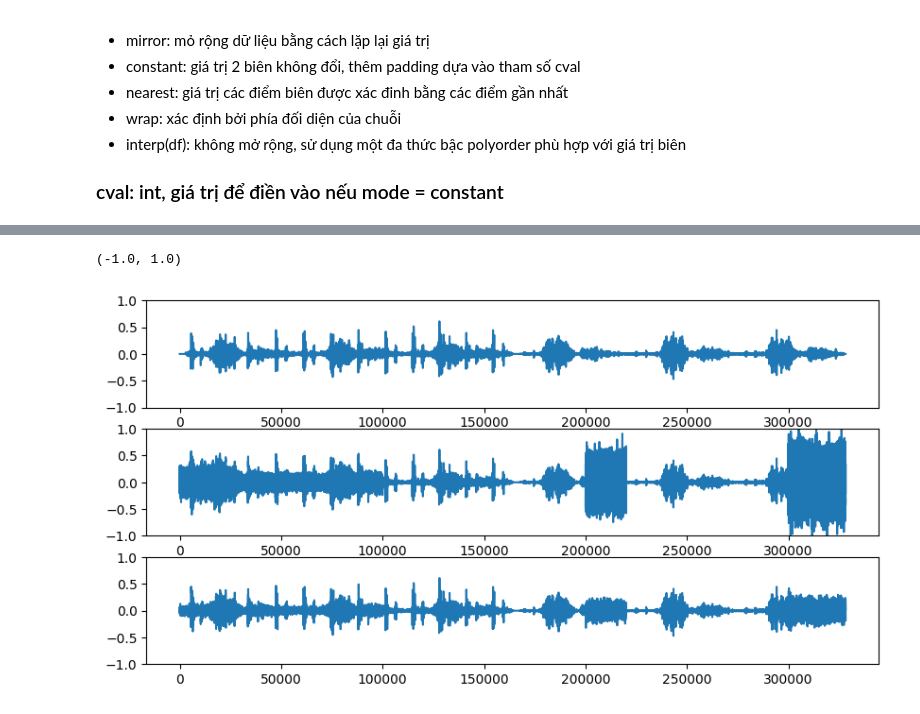
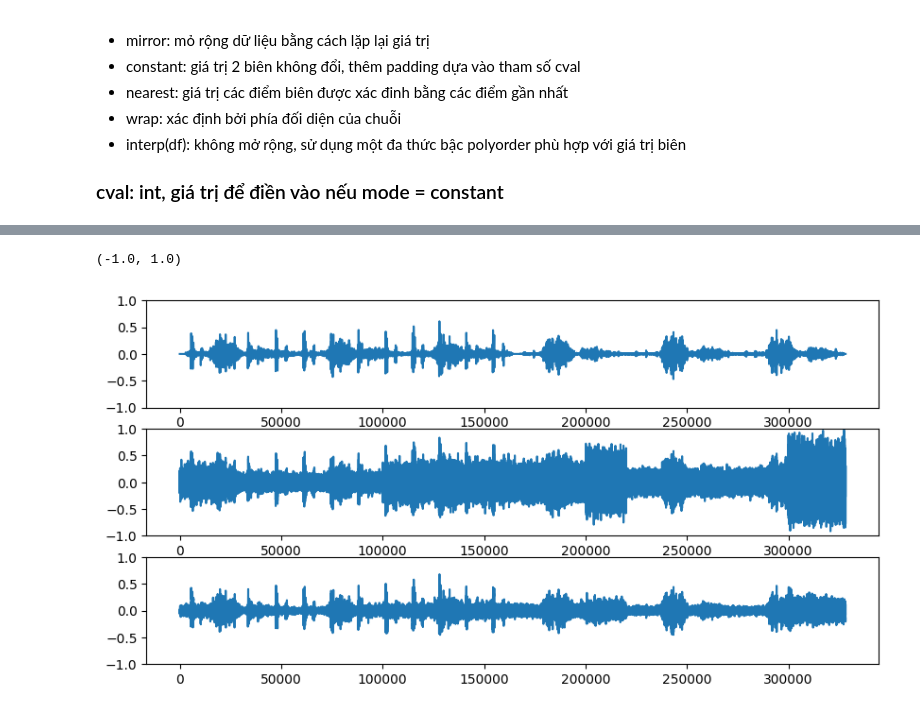
Before and after one commit to hhhaiii/DO_AN, a Jupyter notebook: filter.ipynb, the cells around one changed output, grey strips where cells are left out. Cells and saved outputs as stored; diff of their text form; code cells hidden in the pictures.

```diff
--- a/filter.ipynb
+++ b/filter.ipynb
@@ -7,9 +8,9 @@ import numpy as np
 base, sr = librosa.load("tiengtho.mp3")
 noise1 = base[0:20000] + np.random.normal(0, 0.1, 20000)
 noise2 = base[20000:100000] + np.random.normal(0, 0.05, 80000)
-noise3 = base[100000:200000] + np.random.normal(0, 0, 100000)
+noise3 = base[100000:200000] + np.random.normal(0, 0.12, 100000)
 noise4 = base[200000:220000] + np.random.normal(0, 0.2, 20000)
-noise5 = base[220000:300000] + np.random.normal(0, 0, 80000)
+noise5 = base[220000:300000] + np.random.normal(0, 0.08, 80000)
 noise6 = base[300000:328192] + np.random.normal(0, 0.25, 28192)
 noise = np.concatenate((noise1, noise2, noise3, noise4, noise5, noise6))
 # %%
@@ -96,19 +106,18 @@ fig[2].set_ylim([-1,1])
 # %%
-# Thiết lập thông số cho bộ lọc
 wp = 0.1
 ws = 0.7
-gpass = 0.1
-gstop = 200
-N, Wn = signal.buttord(wp, ws, gpass, gstop, analog=False, fs=None)
+gp = 0.1
+gs = 200
+N, Wn = signal.buttord(wp, ws, gp, gs, analog=False, fs=None)
 b, a = signal.butter(N, Wn, analog=False, btype='low', output='ba')
-# Lọc tín hiệu
+
 ax, fig = plt.subplots(3, 1, figsize=(10, 5))
 fig[0].plot(base)
 fig[1].plot(noise)
 fig[2].plot(signal.lfilter(b, a, noise))
 fig[0].set_ylim([-1,1])
 fig[1].set_ylim([-1,1])
 fig[2].set_ylim([-1,1])
 # %% [output]
 (-1.0, 1.0)
-[figure, old version]
+[figure, new version]
```
Also changed, not shown: parts of 6 cells of this notebook.
